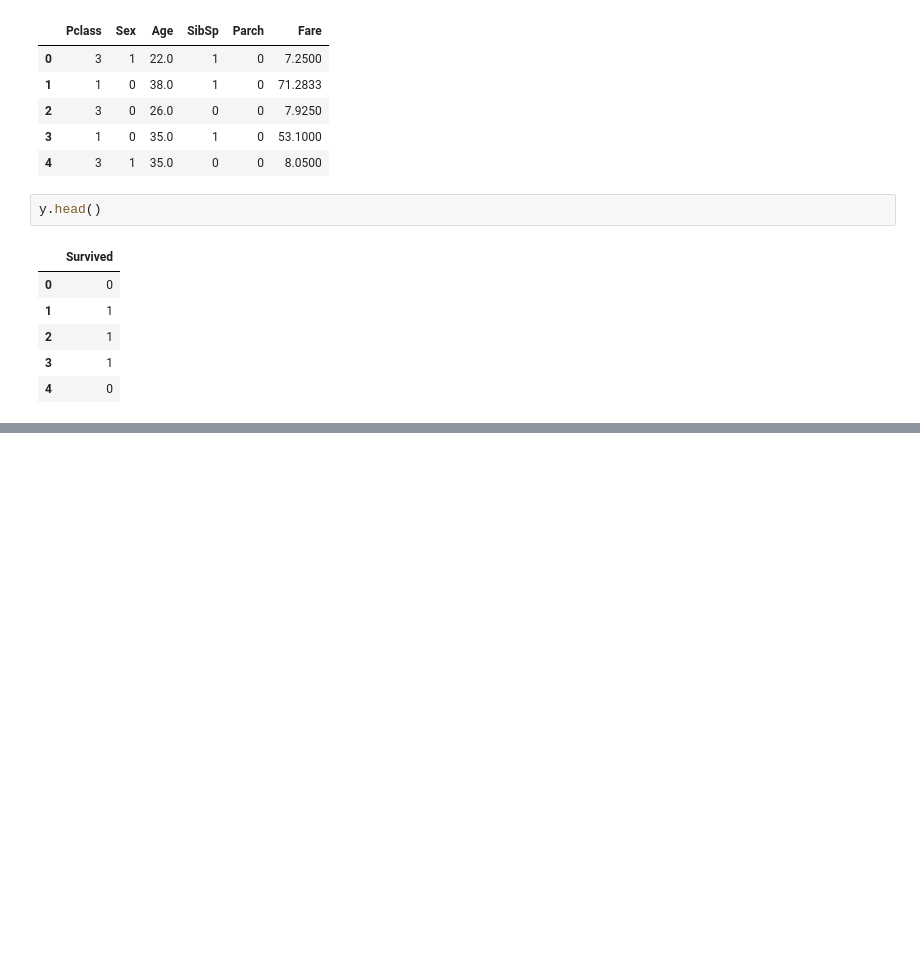
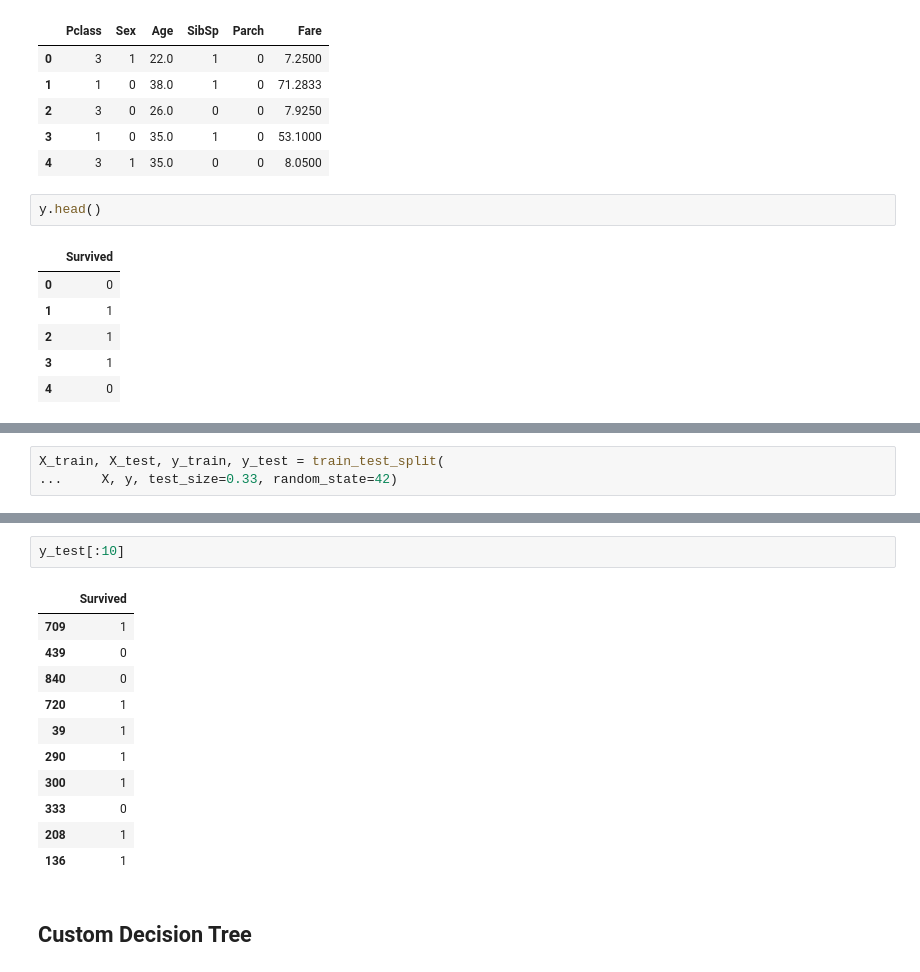
Before and after one commit to Assertor1290/ML-Target-15, a Jupyter notebook: Day_12/Decision_Tree.ipynb, the cells around one changed output, grey strips where cells are left out. Saved outputs shown, nothing was run; the diff lists cells and outputs as text; blank space fills up the shorter version.

```diff
--- a/Day_12/Decision_Tree.ipynb
+++ b/Day_12/Decision_Tree.ipynb
@@ -153,0 +350,3 @@ y.head()
+# %%
+X_train, X_test, y_train, y_test = train_test_split(
+...     X, y, test_size=0.33, random_state=42)
@@ -153,0 +365,16 @@ y.head()
+# %%
+y_test[:10]
+# %% [output]
+|  | Survived |
+| 709 | 1 |
+| 439 | 0 |
+| 840 | 0 |
+| 720 | 1 |
+| 39 | 1 |
+| 290 | 1 |
+| 300 | 1 |
+| 333 | 0 |
+| 208 | 1 |
+| 136 | 1 |
+# %% [markdown]
+## Custom Decision Tree
```
Also changed, not shown: parts of 53 cells of this notebook.
